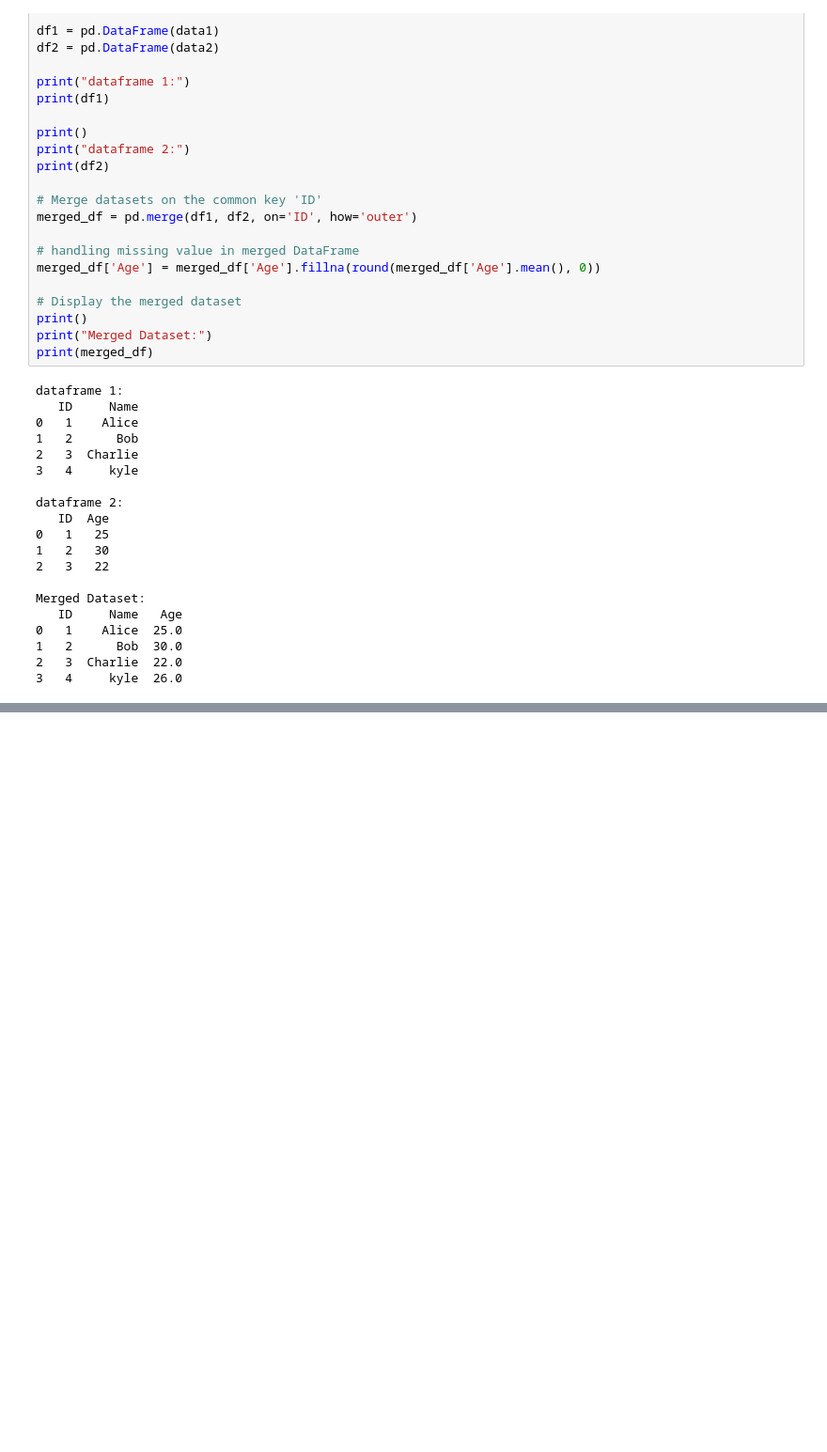
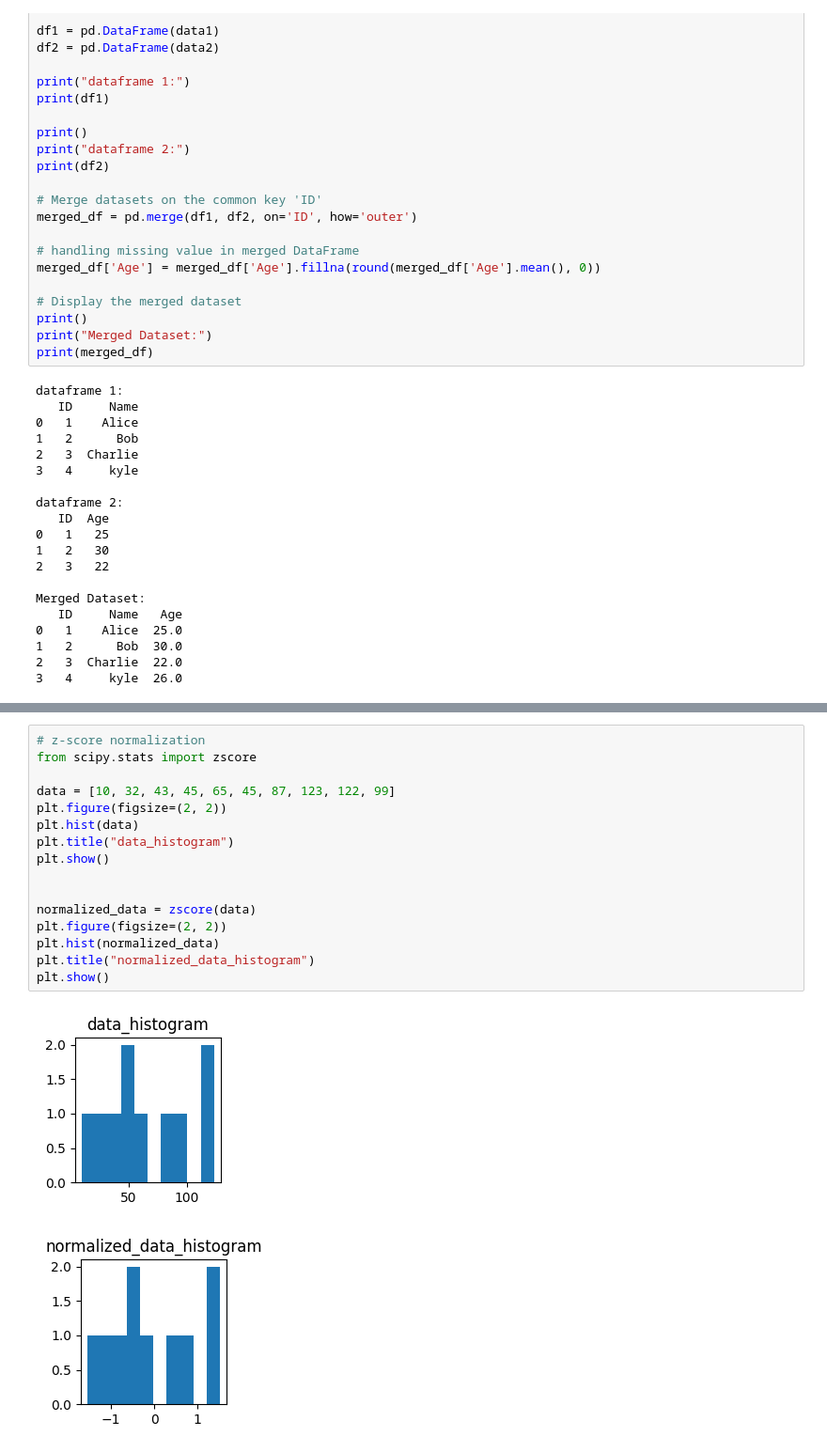
Before and after one commit to amirabbasgashtil/data-mining-course, a Jupyter notebook: notebooks/Han_chapter2.ipynb, the cells around one changed output, grey strips where cells are left out. Shown at 94% size. Drawn from its saved outputs; the diff is of its cells as text; blank space fills up the shorter version.

```diff
--- a/notebooks/Han_chapter2.ipynb
+++ b/notebooks/Han_chapter2.ipynb
@@ -740,0 +798,19 @@ Merged Dataset:
+# %%
+# z-score normalization
+from scipy.stats import zscore
+
+data = [10, 32, 43, 45, 65, 45, 87, 123, 122, 99]
+plt.figure(figsize=(2, 2))
+plt.hist(data)
+plt.title("data_histogram")
+plt.show()
+
+
+normalized_data = zscore(data)
+plt.figure(figsize=(2, 2))
+plt.hist(normalized_data)
+plt.title("normalized_data_histogram")
+plt.show()
+# %% [output]
+[figure, added]
+[figure, added]
```
Also changed, not shown: parts of 22 cells of this notebook.
